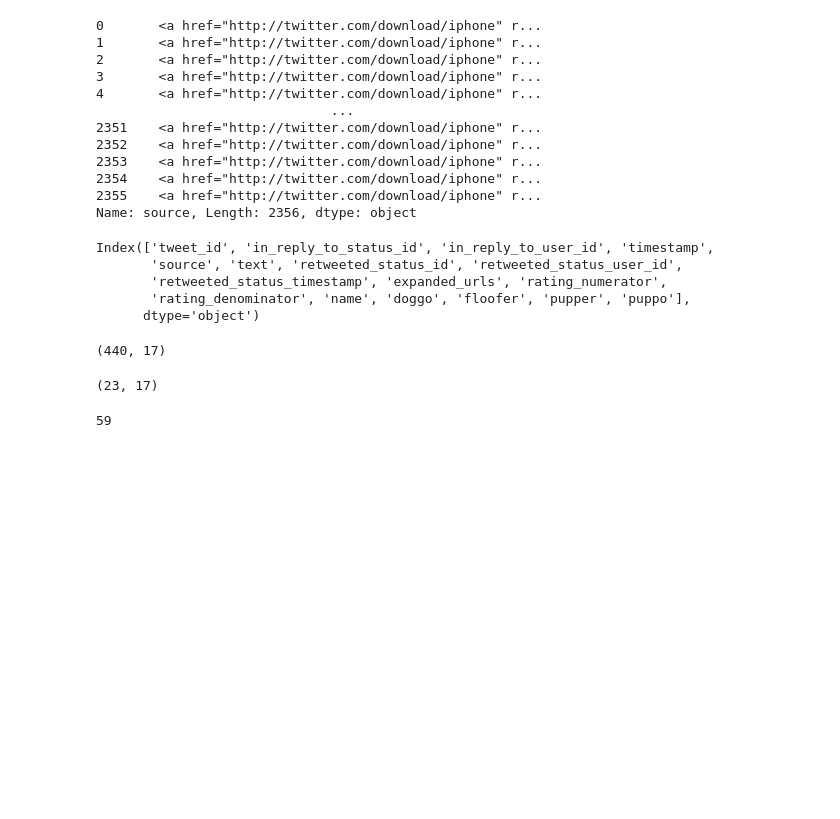
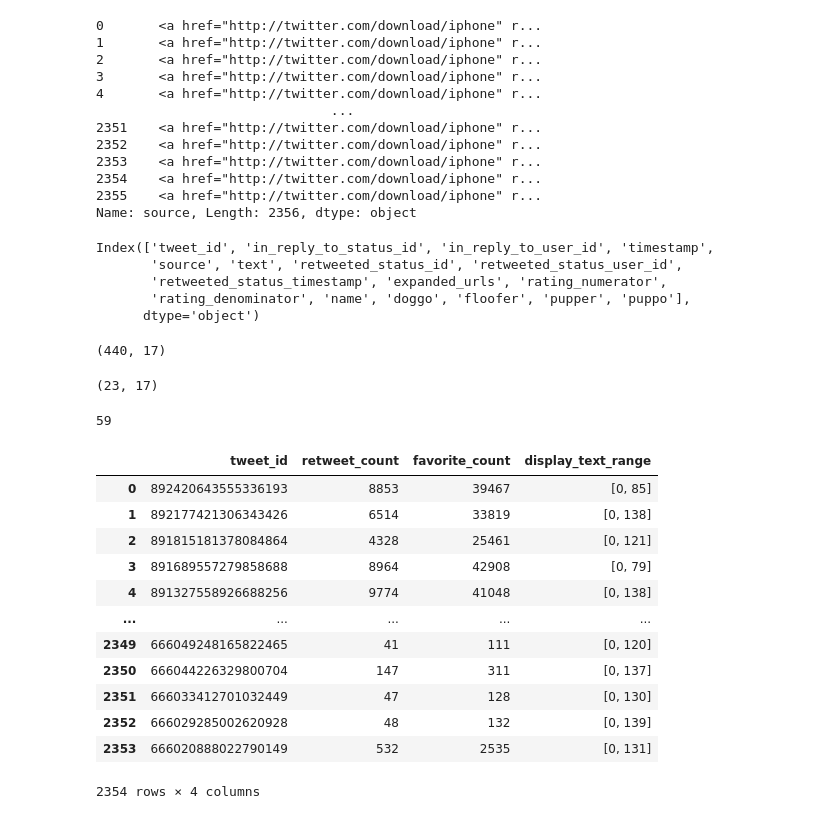
Before and after one commit to Siddharth1698/Data-Analyst-Nanodegree, a Jupyter notebook: Twitter analysis/wrangle_act.ipynb, the cells around one changed output. Drawn from its saved outputs; the diff is of its cells as text; code cells hidden in the pictures; blank space fills up the shorter version.

```diff
--- a/Twitter analysis/wrangle_act.ipynb
+++ b/Twitter analysis/wrangle_act.ipynb
@@ -264,3 +264,19 @@ df[df['rating_denominator'] != 10 ].shape
 df['expanded_urls'].isnull().sum()
 # %% [output]
 59
+# %%
+status_df
+# %% [output]
+|  | tweet_id | retweet_count | favorite_count | display_text_range |
+| 0 | 892420643555336193 | 8853 | 39467 | [0, 85] |
+| 1 | 892177421306343426 | 6514 | 33819 | [0, 138] |
+| 2 | 891815181378084864 | 4328 | 25461 | [0, 121] |
+| 3 | 891689557279858688 | 8964 | 42908 | [0, 79] |
+| 4 | 891327558926688256 | 9774 | 41048 | [0, 138] |
+| ... | ... | ... | ... | ... |
+| 2349 | 666049248165822465 | 41 | 111 | [0, 120] |
+| 2350 | 666044226329800704 | 147 | 311 | [0, 137] |
+| 2351 | 666033412701032449 | 47 | 128 | [0, 130] |
+| 2352 | 666029285002620928 | 48 | 132 | [0, 139] |
+| 2353 | 666020888022790149 | 532 | 2535 | [0, 131] |
+2354 rows × 4 columns
```
Also changed, not shown: parts of 4 cells of this notebook.
